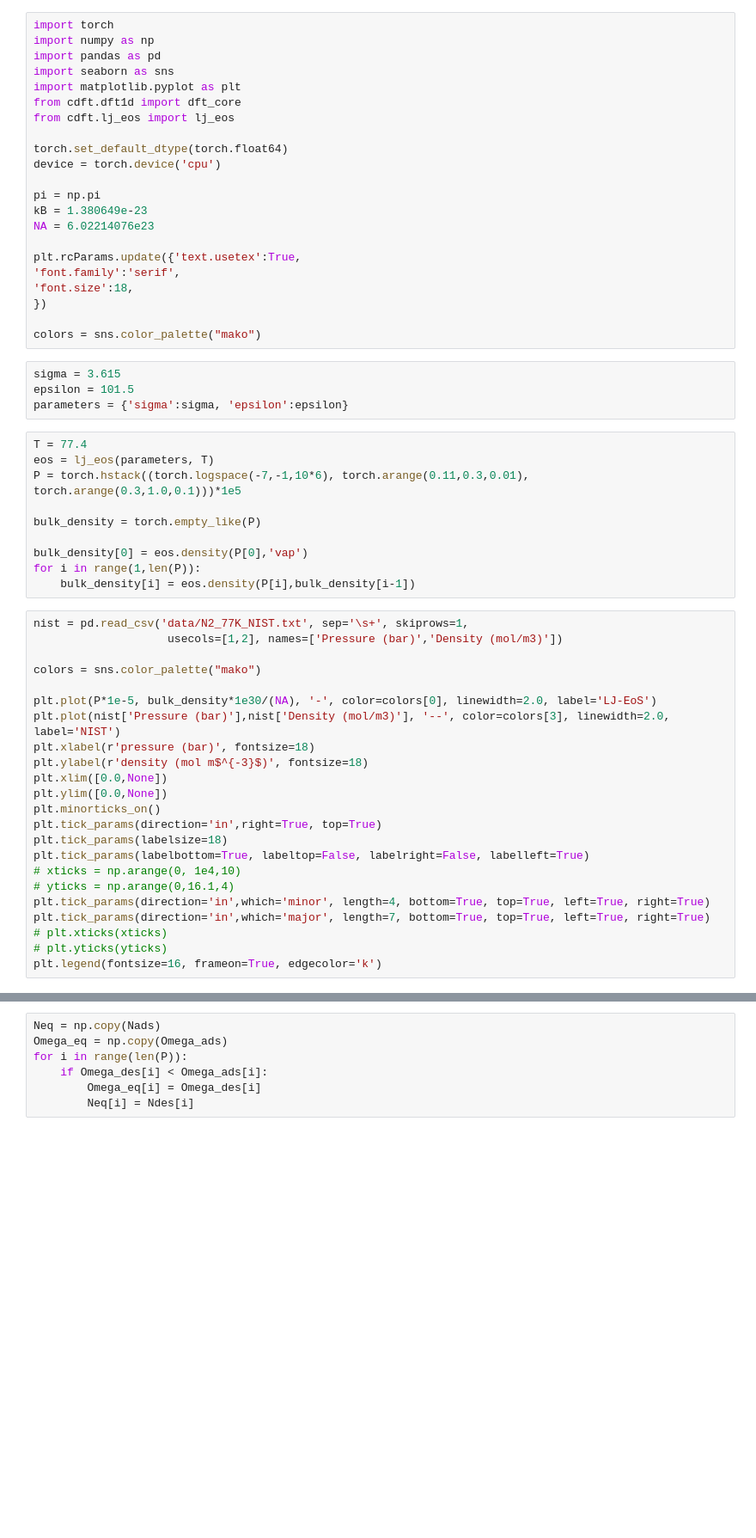
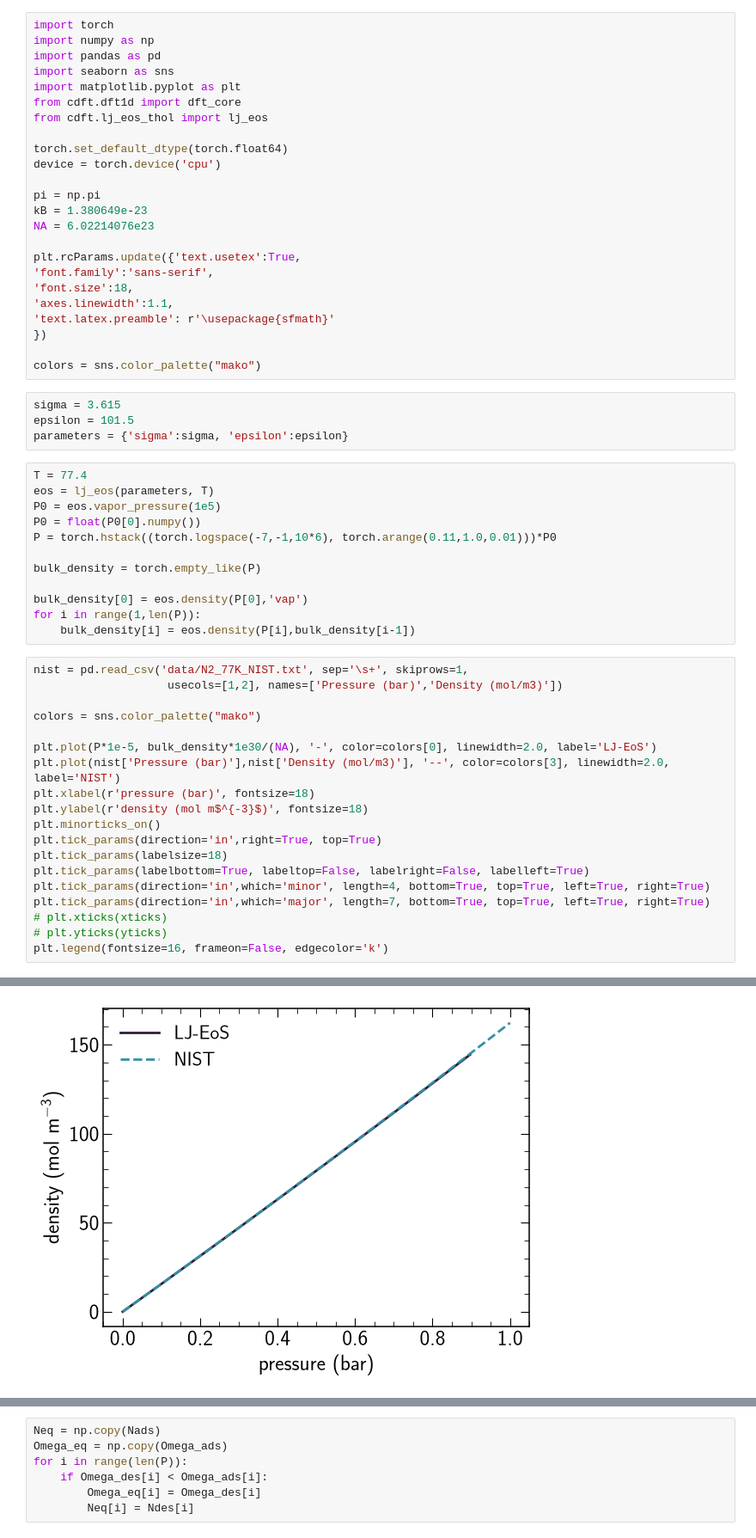
Before and after one commit to lucas-j-santos/LJS-cDFT, a Jupyter notebook: examples/n2_slit.ipynb, the cells around one changed output, grey strips where cells are left out. Shown at 86% size. Cells and saved outputs as stored; diff of their text form; blank space fills up the shorter version.

```diff
--- a/examples/n2_slit.ipynb
+++ b/examples/n2_slit.ipynb
@@ -5,7 +5,7 @@ import pandas as pd
 import seaborn as sns
 import matplotlib.pyplot as plt
 from cdft.dft1d import dft_core
-from cdft.lj_eos import lj_eos
+from cdft.lj_eos_thol import lj_eos
 
 torch.set_default_dtype(torch.float64)
 device = torch.device('cpu')
@@ -15,8 +15,10 @@ kB = 1.380649e-23
 NA = 6.02214076e23
 
 plt.rcParams.update({'text.usetex':True,
-'font.family':'serif',
+'font.family':'sans-serif',
 'font.size':18,
+'axes.linewidth':1.1,
+'text.latex.preamble': r'\usepackage{sfmath}'
 })
 
 colors = sns.color_palette("mako")
@@ -27,7 +29,9 @@ parameters = {'sigma':sigma, 'epsilon':epsilon}
 # %%
 T = 77.4
 eos = lj_eos(parameters, T)
-P = torch.hstack((torch.logspace(-7,-1,10*6), torch.arange(0.11,0.3,0.01), torch.arange(0.3,1.0,0.1)))*1e5
+P0 = eos.vapor_pressure(1e5)
+P0 = float(P0[0].numpy())
+P = torch.hstack((torch.logspace(-7,-1,10*6), torch.arange(0.11,1.0,0.01)))*P0
 
 bulk_density = torch.empty_like(P)
 
@@ -44,16 +48,13 @@ plt.plot(P*1e-5, bulk_density*1e30/(NA), '-', color=colors[0], linewidth=2.0, la
 plt.plot(nist['Pressure (bar)'],nist['Density (mol/m3)'], '--', color=colors[3], linewidth=2.0, label='NIST')
 plt.xlabel(r'pressure (bar)', fontsize=18)
 plt.ylabel(r'density (mol m$^{-3}$)', fontsize=18)
-plt.xlim([0.0,None])
-plt.ylim([0.0,None])
 plt.minorticks_on()
 plt.tick_params(direction='in',right=True, top=True)
 plt.tick_params(labelsize=18)
 plt.tick_params(labelbottom=True, labeltop=False, labelright=False, labelleft=True)
-# xticks = np.arange(0, 1e4,10)
-# yticks = np.arange(0,16.1,4)
 plt.tick_params(direction='in',which='minor', length=4, bottom=True, top=True, left=True, right=True)
 plt.tick_params(direction='in',which='major', length=7, bottom=True, top=True, left=True, right=True)
 # plt.xticks(xticks)
 # plt.yticks(yticks)
-plt.legend(fontsize=16, frameon=True, edgecolor='k')
+plt.legend(fontsize=16, frameon=False, edgecolor='k')
+# %% [output]
@@ -60 +62,2 @@ plt.legend(fontsize=16, frameon=True, edgecolor='k')
+[figure, added]
 # %%
```
Also changed, not shown: parts of 7 cells of this notebook, 1 other file.
